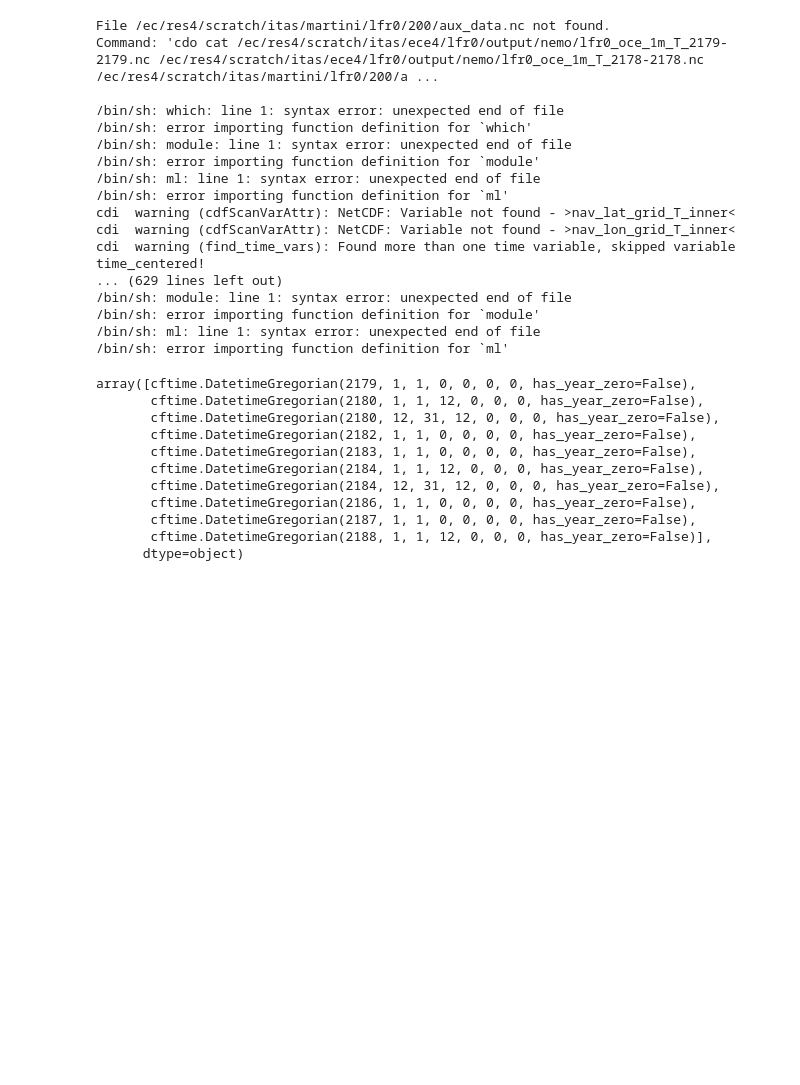
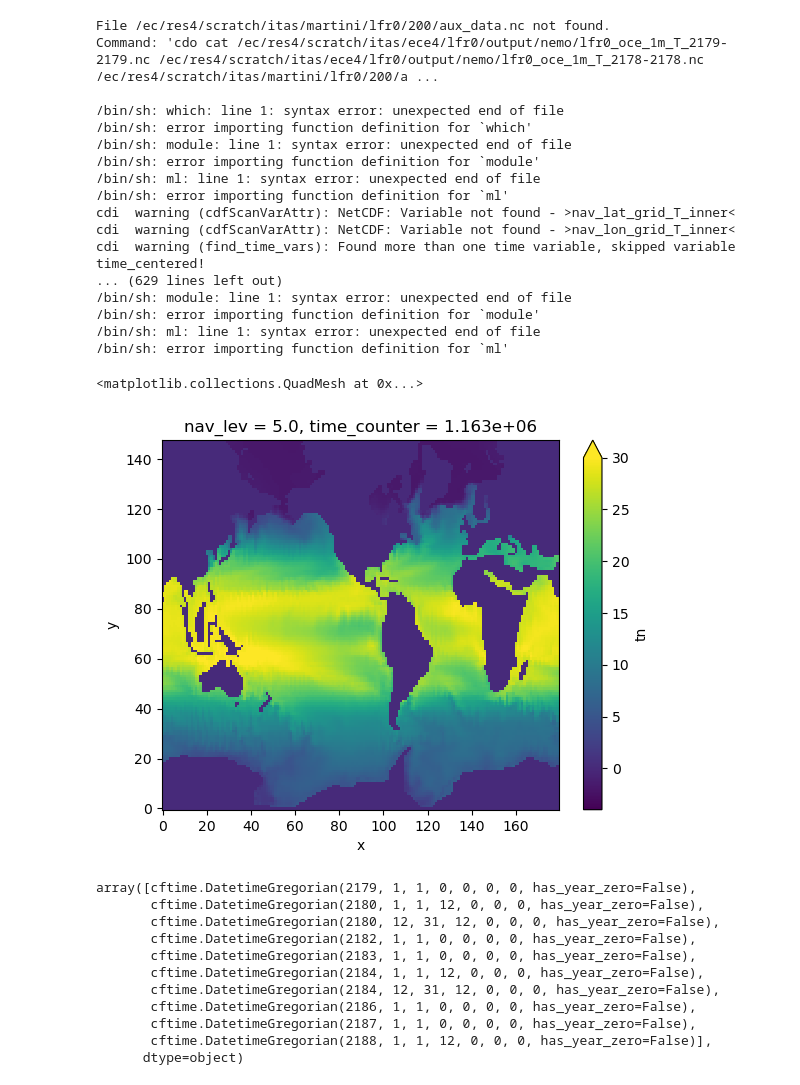
Before and after one commit to asozza/stece, a Jupyter notebook: osprey/notebooks/test_EOF_winter.ipynb, the cells around one changed output. Drawn from its saved outputs; the diff is of its cells as text; code cells hidden in the pictures; blank space fills up the shorter version.

```diff
--- a/osprey/notebooks/test_EOF_winter.ipynb
+++ b/osprey/notebooks/test_EOF_winter.ipynb
@@ -42,6 +38,11 @@ cdi  warning (find_time_vars): Found more than one time variable, skipped variab
 /bin/sh: error importing function definition for `module'
 /bin/sh: ml: line 1: syntax error: unexpected end of file
 /bin/sh: error importing function definition for `ml'
+# %%
+rdata['tn'].isel(nav_lev=0,time_counter=0).plot(vmin=-4,vmax=30)
+# %% [output]
+<matplotlib.collections.QuadMesh at 0x...>
+[figure, added]
 # %%
 filename = os.path.join(dirs['tmp'], str(endleg).zfill(3), f"{var}.nc")
 data = xr.open_mfdataset(filename, use_cftime=True, preprocess=preproc_pattern_3D)
```
Also changed, not shown: parts of 1 cell of this notebook, 16 other files.
